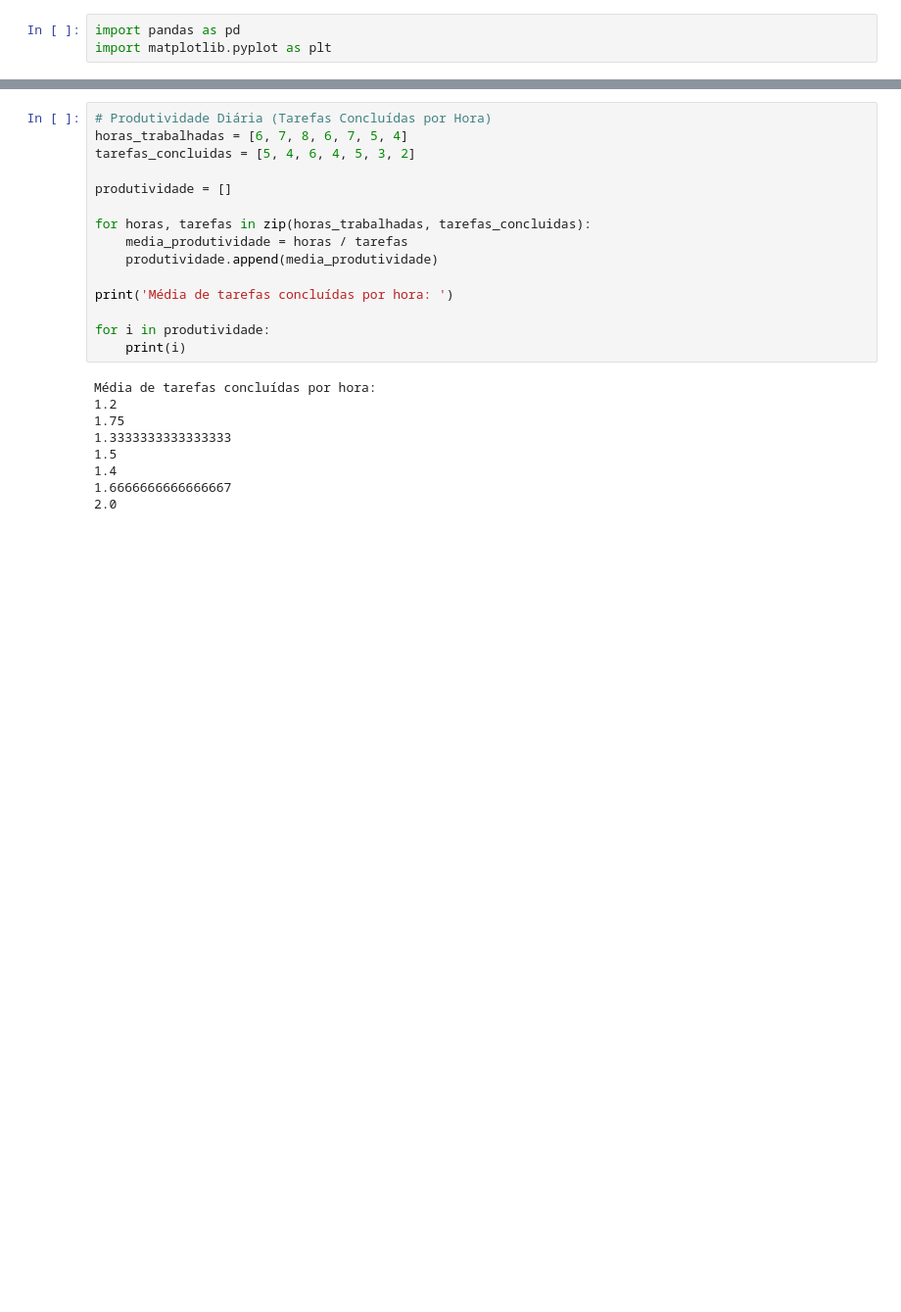
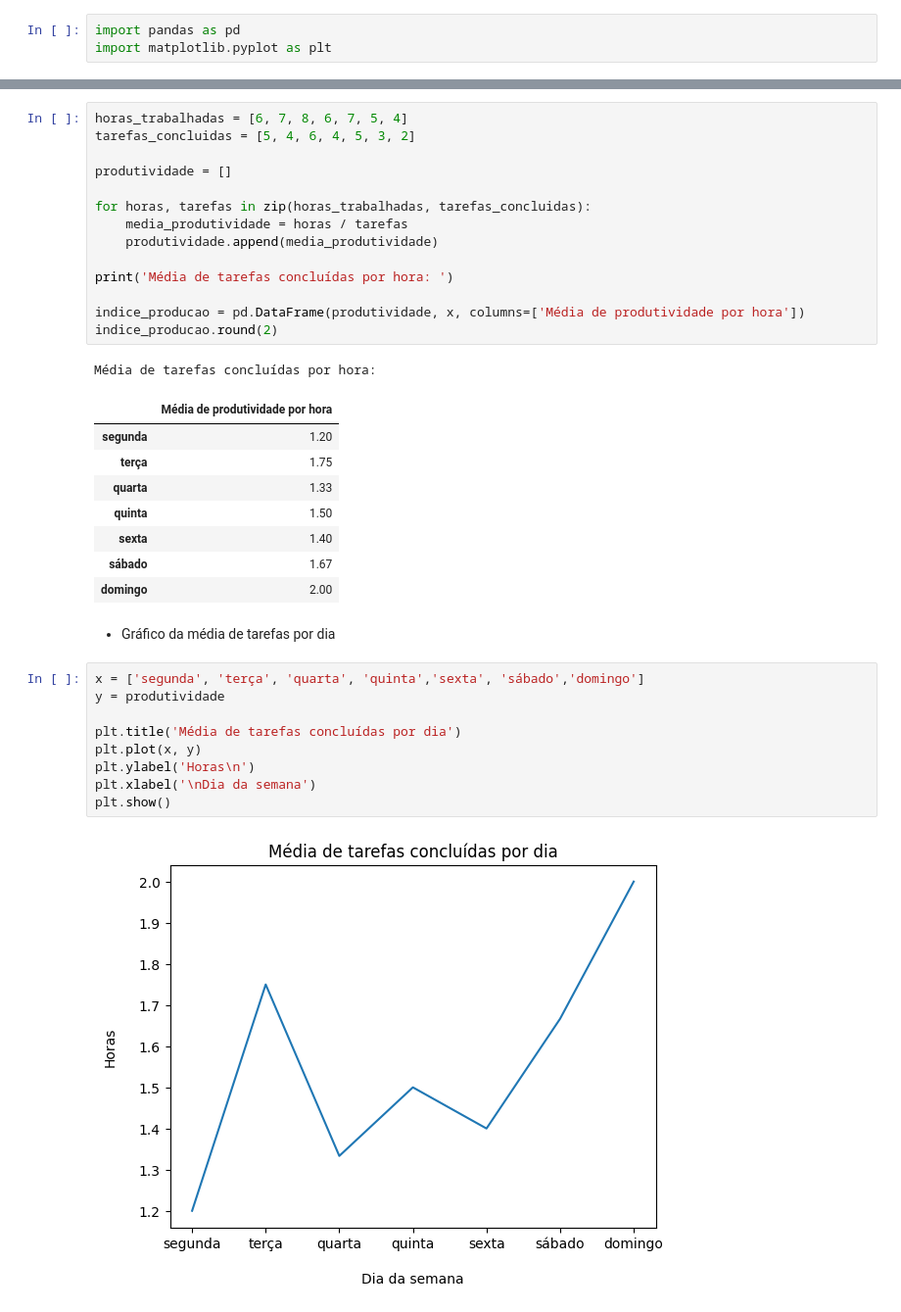
Before and after one commit to mathuscm/Projeto_M4_Relatorio-de-Progresso, a Jupyter notebook: projeto_m4_individual.ipynb, the cells around one changed output, grey strips where cells are left out. Shown at 98% size. Cells and saved outputs as stored; diff of their text form; blank space fills up the shorter version.

```diff
--- a/projeto_m4_individual.ipynb
+++ b/projeto_m4_individual.ipynb
@@ -77,5 +107,4 @@ Média de tarefas concluídas: 4.14
 # %%
-# Produtividade Diária (Tarefas Concluídas por Hora)
 horas_trabalhadas = [6, 7, 8, 6, 7, 5, 4]
 tarefas_concluidas = [5, 4, 6, 4, 5, 3, 2]
 
@@ -87,14 +116,28 @@ for horas, tarefas in zip(horas_trabalhadas, tarefas_concluidas):
 
 print('Média de tarefas concluídas por hora: ')
 
-for i in produtividade:
-    print(i)
+indice_producao = pd.DataFrame(produtividade, x, columns=['Média de produtividade por hora'])
+indice_producao.round(2)
 # %% [output]
 Média de tarefas concluídas por hora:
-1.2
-1.75
-1.3333333333333333
-1.5
-1.4
-1.6666666666666667
-2.0
+|  | Média de produtividade por hora |
+| segunda | 1.20 |
+| terça | 1.75 |
+| quarta | 1.33 |
+| quinta | 1.50 |
+| sexta | 1.40 |
+| sábado | 1.67 |
+| domingo | 2.00 |
+# %% [markdown]
+* Gráfico da média de tarefas por dia
+# %%
+x = ['segunda', 'terça', 'quarta', 'quinta','sexta', 'sábado','domingo']
+y = produtividade
+
+plt.title('Média de tarefas concluídas por dia')
+plt.plot(x, y)
+plt.ylabel('Horas\n')
+plt.xlabel('\nDia da semana')
+plt.show()
+# %% [output]
+[figure, added]
```
Also changed, not shown: parts of 19 cells of this notebook.
